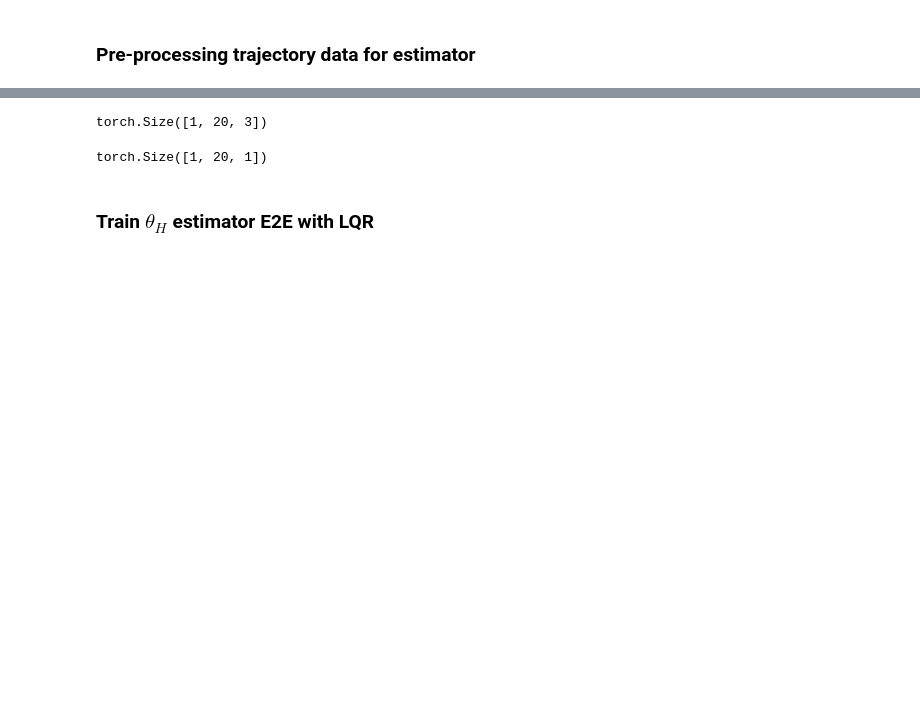
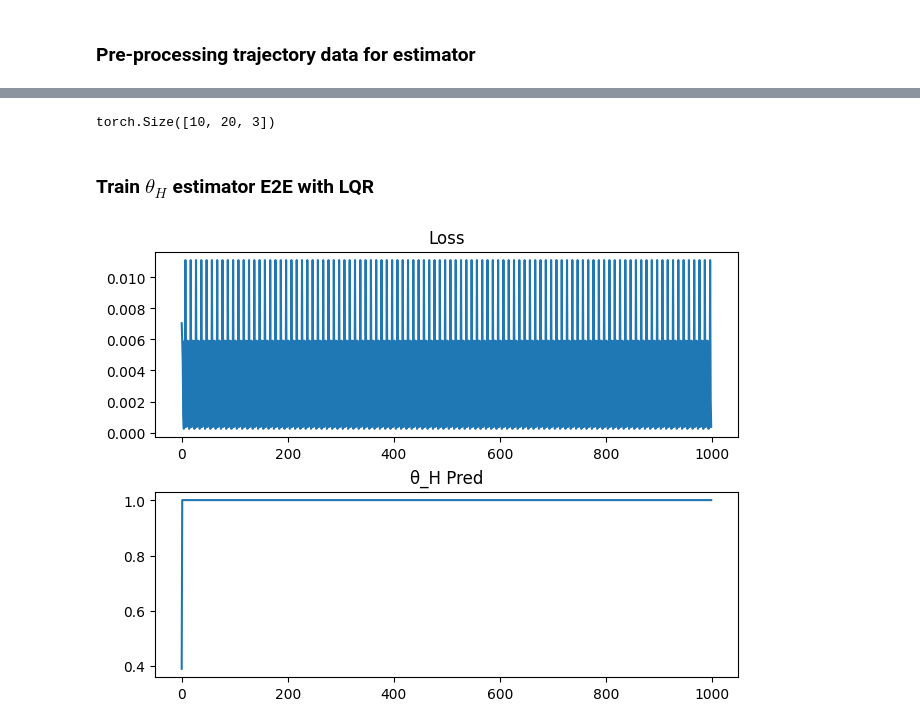
Before and after one commit to arvindrajaraman/closed-loop-influence, a Jupyter notebook: simulation.ipynb, the cells around one changed output, grey strips where cells are left out. Saved outputs shown, nothing was run; the diff lists cells and outputs as text; code cells hidden in the pictures; blank space fills up the shorter version.

Commit message:
Transformer estimator works

```diff
--- a/simulation.ipynb
+++ b/simulation.ipynb
@@ -120,54 +164,18 @@ actions = torch.tensor(human_action_all_demo, device=device)
 actions = actions.view(n_demo * sim_time, nU)
 
 inputs = torch.cat((states, actions), axis=1)
-inputs = inputs.view(n_demo, sim_time, nX + nU).float()
+inputs = inputs.view(n_demo, sim_time, nX + nU).double()
 print(inputs.shape)
 # %% [output]
-torch.Size([1, 20, 3])
+torch.Size([10, 20, 3])
-# %%
-class ThetaEstimatorTransformer(nn.Module):
-    def __init__(self):
-        super().__init__()
-        d_model = 3
-        self.transformer_encoder = nn.TransformerEncoderLayer(d_model=d_model, nhead=3, batch_first=True)
-        self.linear_relus = nn.Sequential(
-            nn.Linear(d_model, 3),
-            nn.ReLU(),
-            nn.Linear(3, 3),
-            nn.ReLU(),
-            nn.Linear(3, 1),
-            nn.Sigmoid()
-        )
-
-    def forward(self, x):
-        _, layers, _ = x.size()
-        mask = torch.zeros(layers, layers, dtype=torch.bool)
-        for i in range(layers):
-            for j in range(i+1):
-                mask[i, j] = True
-        mask = mask.to(device)
-
-        y = self.transformer_encoder(x, src_mask=mask)
-        y = self.linear_relus(y)
-        return y
-
-model = ThetaEstimatorTransformer()
-out = model(inputs)
-print(out.shape)
-
-"""
-Questions:
-1) Do we want to positionally encode each (s, a) in the trajectory?
-2) How to compute one hidden state (i.e. a scalar) for each trajectory?
-3) Transformer takes whole trajectory but LQR takes only one (s, a) pair
-4) Is the mask correct (i.e. a lower triangular matrix)?
-"""
-# %% [output]
-torch.Size([1, 20, 1])
 # %% [markdown]
 ### Train $\theta_H$ estimator E2E with LQR
 # %%
-EPOCHS = 50
-theta_H_estimator = ThetaEstimatorMLP().to(device).double()
-theta_H_estimator.train()
-optimizer = torch.optim.Adam(theta_H_estimator.parameters(), lr=0.1)
+EPOCHS = 100
+# theta_H_estimator = ThetaEstimatorMLP().to(device).double()
+# theta_H_estimator.train()
+# optimizer = torch.optim.Adam(theta_H_estimator.parameters(), lr=0.1)
+
+transformer_estimator = ThetaEstimatorTransformer().to(device).double()
+transformer_estimator.train()
+optimizer = torch.optim.Adam(transformer_estimator.parameters(), lr=10.0)
@@ -173,0 +221,16 @@ optimizer = torch.optim.Adam(theta_H_estimator.parameters(), lr=0.1)
+# %%
+loss_list, theta_H_list = [], []
+for epoch in tqdm(range(EPOCHS * n_demo)):
+    curr_demo_idx = epoch % n_demo
+    curr_demo = inputs[curr_demo_idx]
+    loss, theta_H = transformer_step(transformer_estimator, curr_demo)
+    loss_list.append(loss)
+    theta_H_list.append(theta_H)
+
+fig, axs = plt.subplots(2, constrained_layout=True)
+axs[0].plot(range(EPOCHS * n_demo), loss_list)
+axs[1].plot(range(EPOCHS * n_demo), theta_H_list)
+axs[0].title.set_text('Loss')
+axs[1].title.set_text('θ_H Pred')
+# %% [output]
+[figure, added]
```
Also changed, not shown: parts of 9 cells of this notebook, 1 other file.
